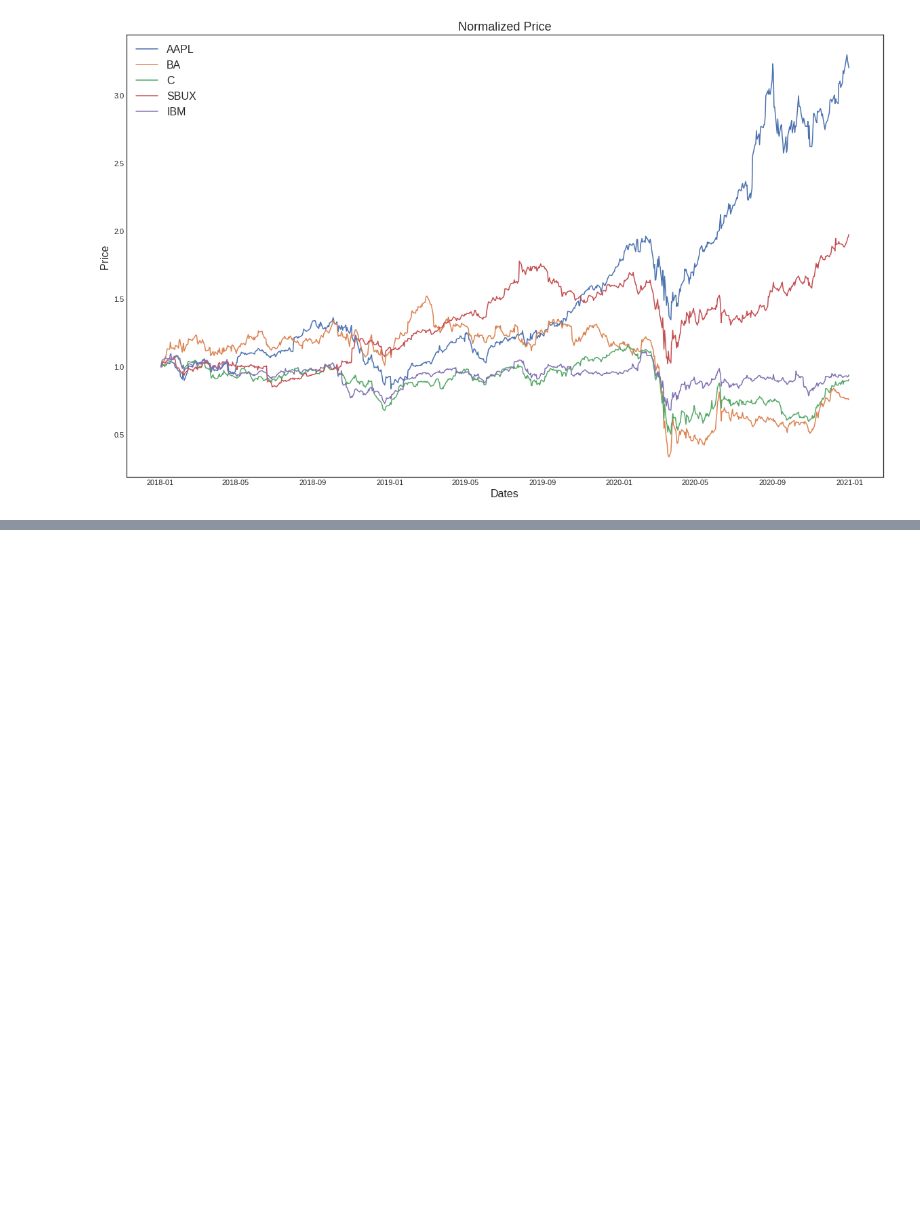
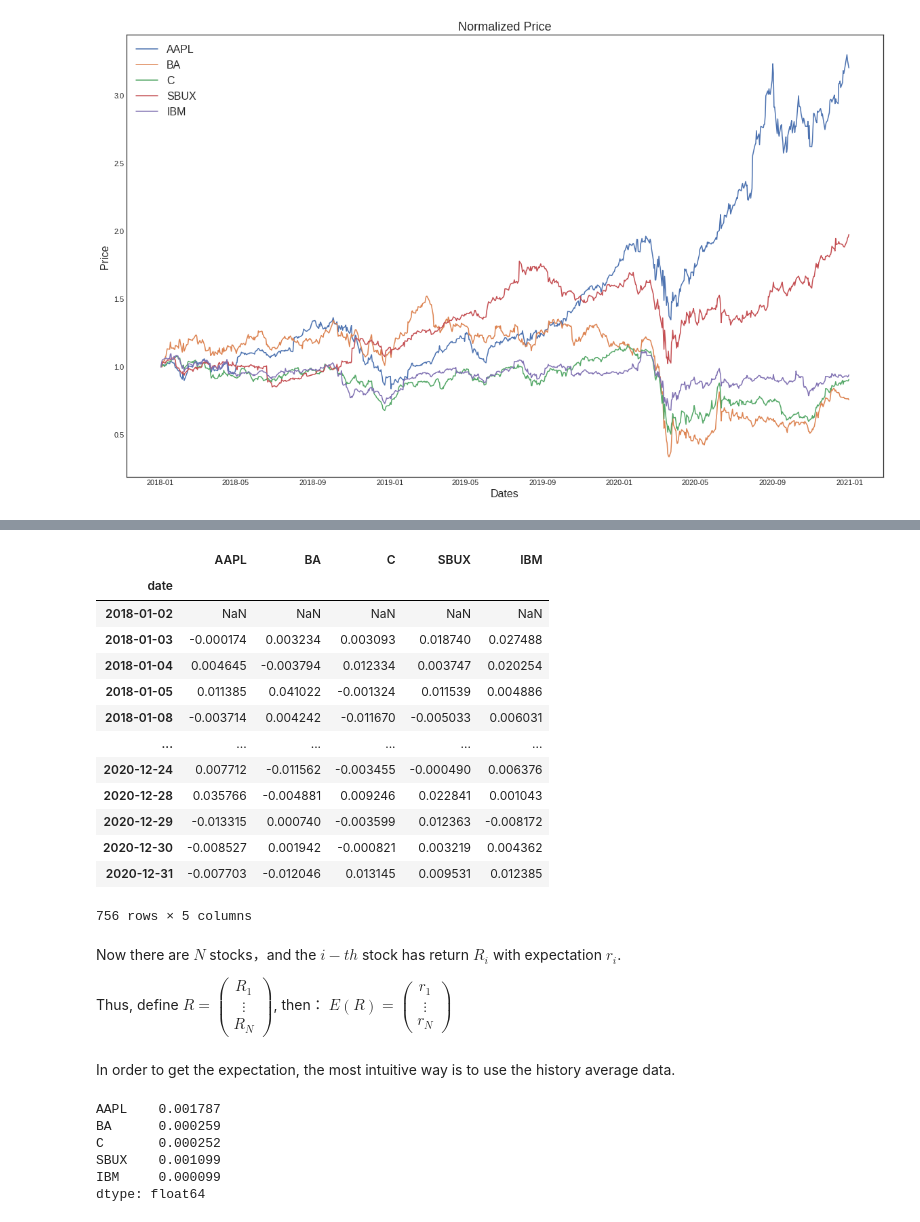
Before and after one commit to Y77CH/Stock-Trading-Analysis-Practice, a Jupyter notebook: Stock Analysis.ipynb, the cells around one changed output, grey strips where cells are left out. Drawn from its saved outputs; the diff is of its cells as text; code cells hidden in the pictures; blank space fills up the shorter version.

```diff
--- a/Stock Analysis.ipynb
+++ b/Stock Analysis.ipynb
@@ -44,0 +69,35 @@ plt.show()
+# %%
+returns
+# %% [output]
+|  | AAPL | BA | C | SBUX | IBM |
+| date |  |  |  |  |  |
+| 2018-01-02 | NaN | NaN | NaN | NaN | NaN |
+| 2018-01-03 | -0.000174 | 0.003234 | 0.003093 | 0.018740 | 0.027488 |
+| 2018-01-04 | 0.004645 | -0.003794 | 0.012334 | 0.003747 | 0.020254 |
+| 2018-01-05 | 0.011385 | 0.041022 | -0.001324 | 0.011539 | 0.004886 |
+| 2018-01-08 | -0.003714 | 0.004242 | -0.011670 | -0.005033 | 0.006031 |
+| ... | ... | ... | ... | ... | ... |
+| 2020-12-24 | 0.007712 | -0.011562 | -0.003455 | -0.000490 | 0.006376 |
+| 2020-12-28 | 0.035766 | -0.004881 | 0.009246 | 0.022841 | 0.001043 |
+| 2020-12-29 | -0.013315 | 0.000740 | -0.003599 | 0.012363 | -0.008172 |
+| 2020-12-30 | -0.008527 | 0.001942 | -0.000821 | 0.003219 | 0.004362 |
+| 2020-12-31 | -0.007703 | -0.012046 | 0.013145 | 0.009531 | 0.012385 |
+756 rows × 5 columns
+# %% [markdown]
+Now there are $N$ stocks，and the $i-th$ stock has return $R_i$ with expectation $r_i$.
+
+Thus, define
+${R}=\left( \begin{array}{c}R_1\\ \vdots\\R_N\end{array}\right)$,
+then：
+$E({R})=\left( \begin{array}{c} r_1\\ \vdots\\r_N\end{array}\right)$
+# %% [markdown]
+In order to get the expectation, the most intuitive way is to use the history average data.
+# %%
+returns.mean()
+# %% [output]
+AAPL    0.001787
+BA      0.000259
+C       0.000252
+SBUX    0.001099
+IBM     0.000099
+dtype: float64
```
Also changed, not shown: parts of 4 cells of this notebook.
